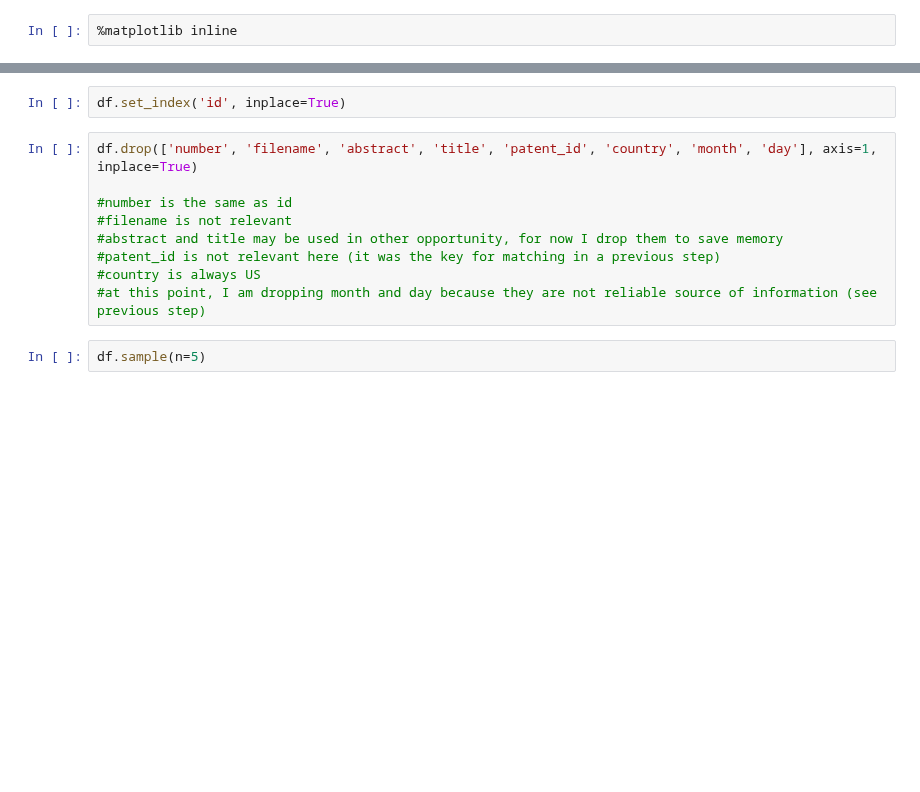
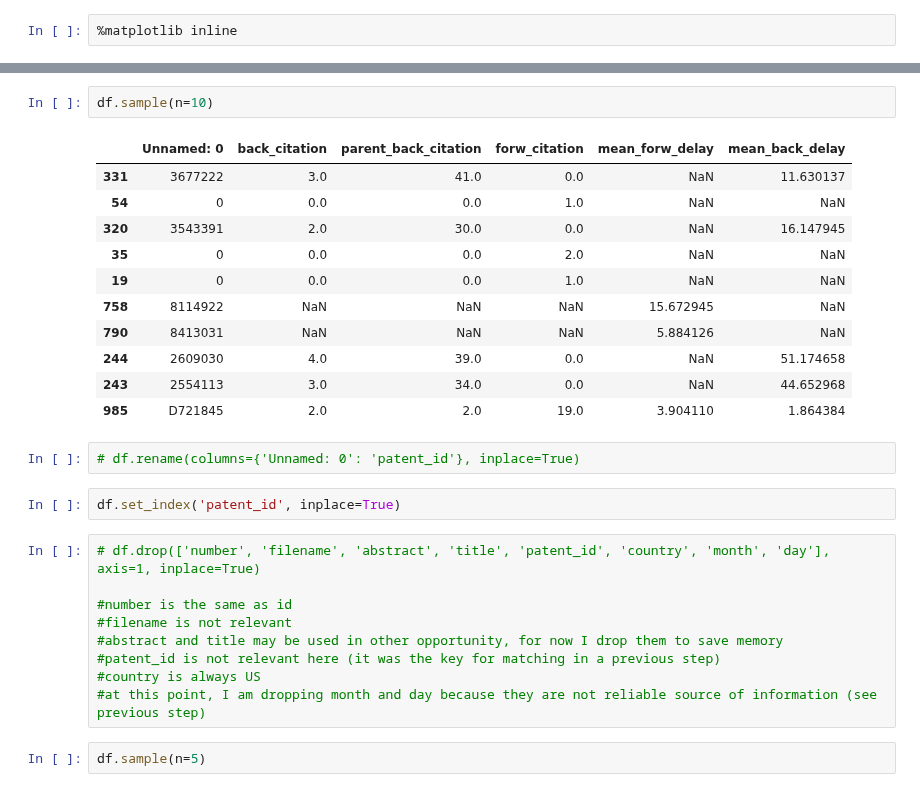
Before and after one commit to rsdias/patent_analysis, a Jupyter notebook: determinants_patent_citation_5.ipynb, the cells around one changed output, grey strips where cells are left out. Cells and saved outputs as stored; diff of their text form; blank space fills up the shorter version.

```diff
--- a/determinants_patent_citation_5.ipynb
+++ b/determinants_patent_citation_5.ipynb
@@ -109,7 +121,23 @@ df.drop(['Unnamed: 0'], axis=1, inplace=True) #it is an automatically generated
+# %%
+df.sample(n=10)
+# %% [output]
+|  | Unnamed: 0 | back_citation | parent_back_citation | forw_citation | mean_forw_delay | mean_back_delay |
+| 331 | 3677222 | 3.0 | 41.0 | 0.0 | NaN | 11.630137 |
+| 54 | 0 | 0.0 | 0.0 | 1.0 | NaN | NaN |
+| 320 | 3543391 | 2.0 | 30.0 | 0.0 | NaN | 16.147945 |
+| 35 | 0 | 0.0 | 0.0 | 2.0 | NaN | NaN |
+| 19 | 0 | 0.0 | 0.0 | 1.0 | NaN | NaN |
+| 758 | 8114922 | NaN | NaN | NaN | 15.672945 | NaN |
+| 790 | 8413031 | NaN | NaN | NaN | 5.884126 | NaN |
+| 244 | 2609030 | 4.0 | 39.0 | 0.0 | NaN | 51.174658 |
+| 243 | 2554113 | 3.0 | 34.0 | 0.0 | NaN | 44.652968 |
+| 985 | D721845 | 2.0 | 2.0 | 19.0 | 3.904110 | 1.864384 |
+# %%
+# df.rename(columns={'Unnamed: 0': 'patent_id'}, inplace=True)
 # %%
-df.set_index('id', inplace=True)
+df.set_index('patent_id', inplace=True)
 # %%
-df.drop(['number', 'filename', 'abstract', 'title', 'patent_id', 'country', 'month', 'day'], axis=1, inplace=True)
+# df.drop(['number', 'filename', 'abstract', 'title', 'patent_id', 'country', 'month', 'day'], axis=1, inplace=True)
 
 #number is the same as id
 #filename is not relevant
```
Also changed, not shown: parts of 4 cells of this notebook, 5 other files.
